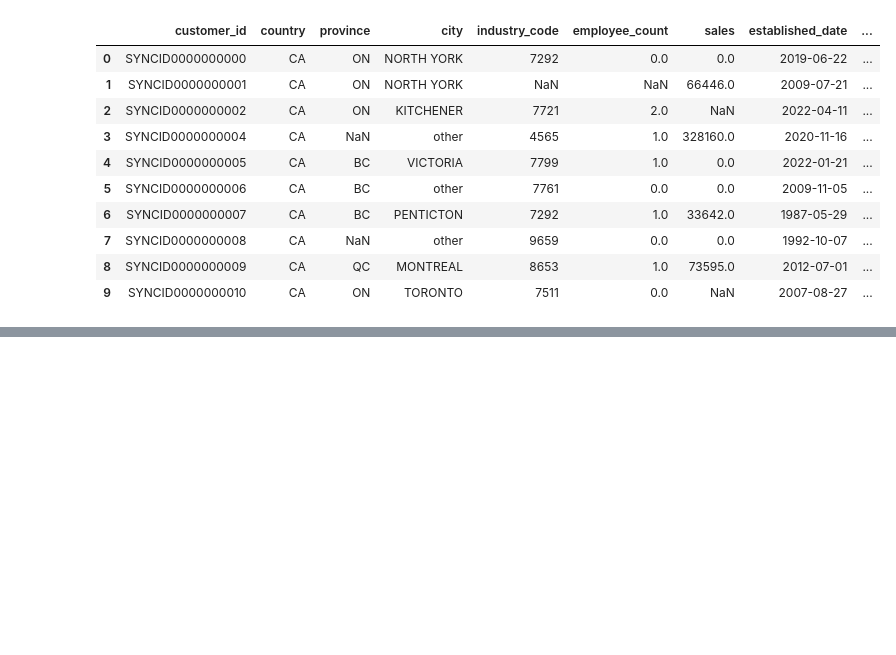
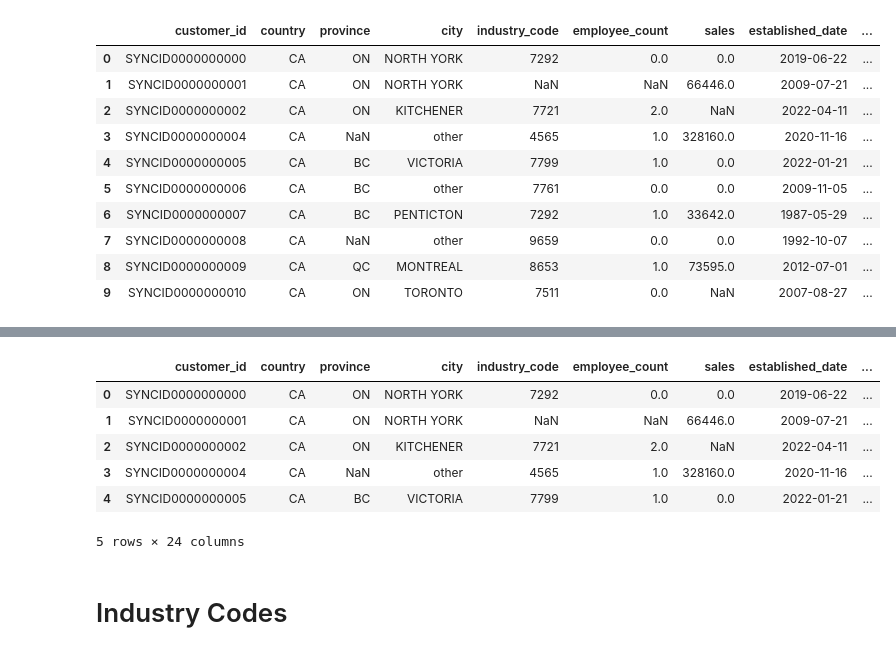
Before and after one commit to Kevlar-sudo/IMI_Big_Data_and_AI_Competition, a Jupyter notebook: code.ipynb, the cells around one changed output, grey strips where cells are left out. Drawn from its saved outputs; the diff is of its cells as text; code cells hidden in the pictures; blank space fills up the shorter version.

```diff
--- a/code.ipynb
+++ b/code.ipynb
@@ -796,0 +801,12 @@ How to use: Apply some form of labeling or tagging based on external data, then
+# %%
+#add to the kyc table
+kyc_new = kyc_new.merge(aggregate_features, on='customer_id', how='left')
+kyc_new.head()
+# %% [output]
+|  | customer_id | country | province | city | industry_code | employee_count | sales | established_date | ... |
+| 0 | SYNCID0000000000 | CA | ON | NORTH YORK | 7292 | 0.0 | 0.0 | 2019-06-22 | ... |
+| 1 | SYNCID0000000001 | CA | ON | NORTH YORK | NaN | NaN | 66446.0 | 2009-07-21 | ... |
+| 2 | SYNCID0000000002 | CA | ON | KITCHENER | 7721 | 2.0 | NaN | 2022-04-11 | ... |
+| 3 | SYNCID0000000004 | CA | NaN | other | 4565 | 1.0 | 328160.0 | 2020-11-16 | ... |
+| 4 | SYNCID0000000005 | CA | BC | VICTORIA | 7799 | 1.0 | 0.0 | 2022-01-21 | ... |
+5 rows × 24 columns
@@ -796,0 +824,2 @@ How to use: Apply some form of labeling or tagging based on external data, then
+# %% [markdown]
+# Industry Codes
```
Also changed, not shown: parts of 12 cells of this notebook, 1 other file.
